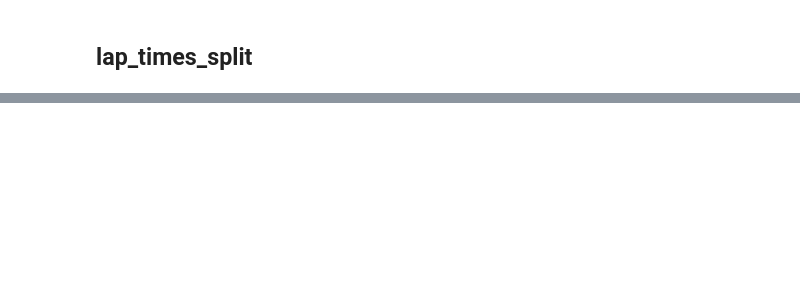
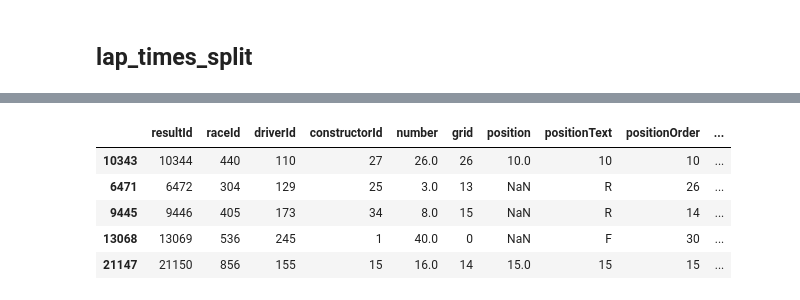
Before and after one commit to jorgeav527/PI01_DATA03, a Jupyter notebook: ETL.ipynb, the cells around one changed output, grey strips where cells are left out. Drawn from its saved outputs; the diff is of its cells as text; code cells hidden in the pictures; blank space fills up the shorter version.

```diff
--- a/ETL.ipynb
+++ b/ETL.ipynb
@@ -593,0 +631,3 @@ lap_times_df.to_csv("Datawarehouse/lap_times.csv", index=False)
+# %%
+result_df = pd.read_csv("Datawarehouse/results.csv")
+result_df.to_sql("result", conn, if_exists="replace", index=False)
@@ -593,0 +649,9 @@ lap_times_df.to_csv("Datawarehouse/lap_times.csv", index=False)
+# %%
+result_df.sample(5)
+# %% [output]
+|  | resultId | raceId | driverId | constructorId | number | grid | position | positionText | positionOrder | ... |
+| 10343 | 10344 | 440 | 110 | 27 | 26.0 | 26 | 10.0 | 10 | 10 | ... |
+| 6471 | 6472 | 304 | 129 | 25 | 3.0 | 13 | NaN | R | 26 | ... |
+| 9445 | 9446 | 405 | 173 | 34 | 8.0 | 15 | NaN | R | 14 | ... |
+| 13068 | 13069 | 536 | 245 | 1 | 40.0 | 0 | NaN | F | 30 | ... |
+| 21147 | 21150 | 856 | 155 | 15 | 16.0 | 14 | 15.0 | 15 | 15 | ... |
```
Also changed, not shown: parts of 26 cells of this notebook, 10 other files.
